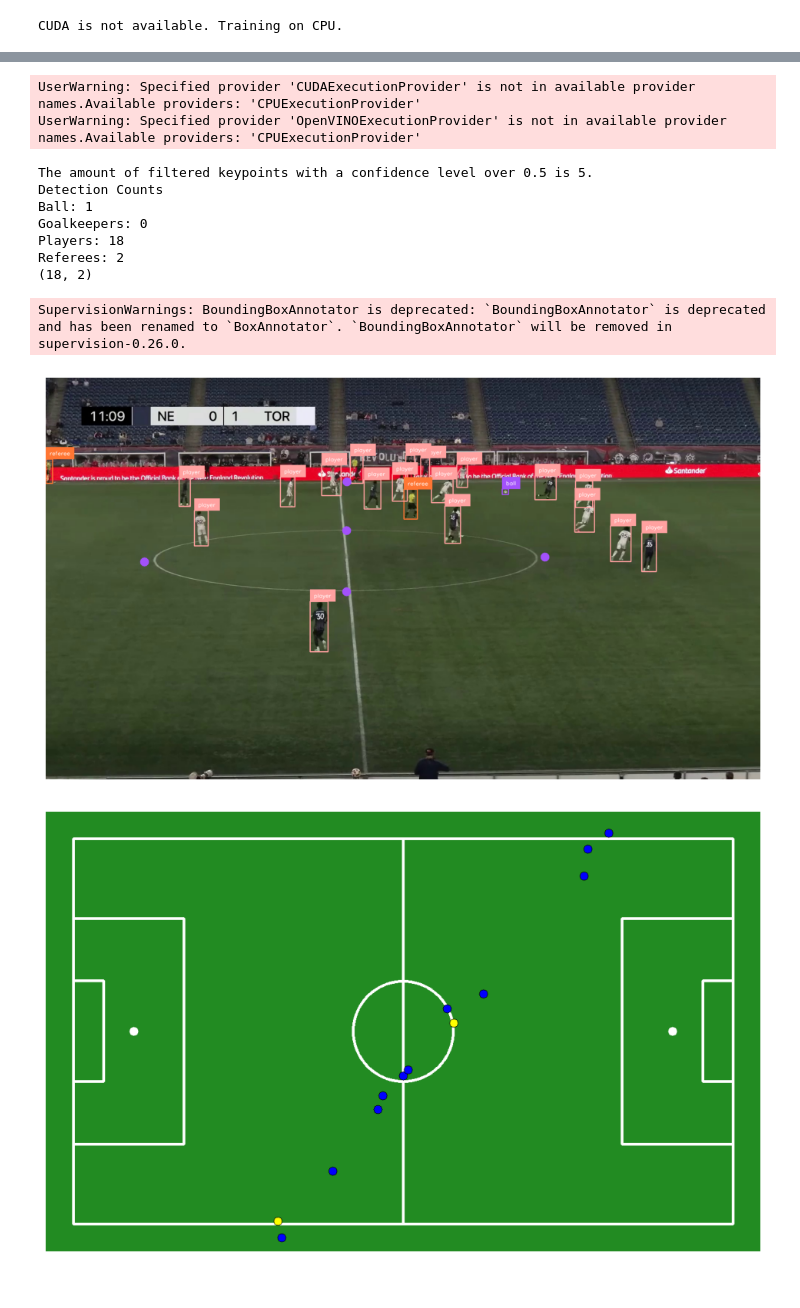
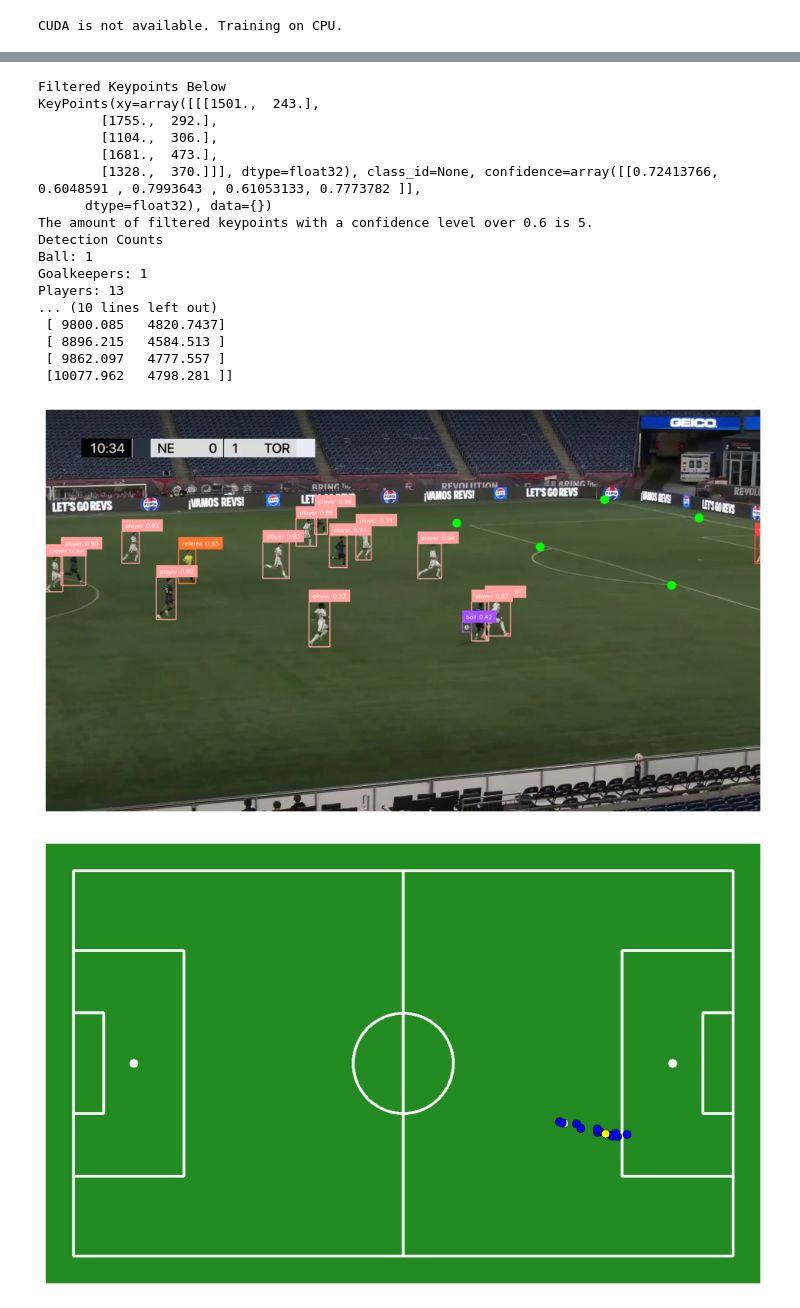
Before and after one commit to Isss11/soccer-computer-vision-analysis, a Jupyter notebook: detector.ipynb, the cells around one changed output, grey strips where cells are left out. Cells and saved outputs as stored; diff of their text form; code cells hidden in the pictures.

```diff
--- a/detector.ipynb
+++ b/detector.ipynb
@@ -216,22 +207,27 @@ from sports.annotators.soccer import draw_pitch, draw_points_on_pitch
 SOCCER_PITCH_CONFIG = SoccerPitchConfiguration()
 
 # Perspective transformation
-fileName = "images-pitch/frame87.jpg"
+fileName = "images-pitch/frame70.jpg"
 image = cv2.imread(fileName)
 keypoints = getPitchKeypoints(image)
+
 filter = getKeypointsFilter(keypoints)
 filteredKeypoints = getFilteredKeypoints(keypoints, filter)
 objectDetections = getObjectDetections(image, None)
 
 # Added this in as the pitch configuration only has 32 keypoints
+# TODO: Investigate if this inclusion may be causing issues
 keypointAdjustmentFilter = [filter[0][0:32]]
 targetKeypoints = np.array(SOCCER_PITCH_CONFIG.vertices)[keypointAdjustmentFilter[0]]
+
+print("Filtered Keypoints Below")
+print(filteredKeypoints)
 
 print(f"The amount of filtered keypoints with a confidence level over {KEYPOINT_CONFIDENCE_LEVEL} is {filteredKeypoints.xy.shape[1]}.")
 
 transformer = ViewTransformer(
-    source=filteredKeypoints.xy[0],
-    target=targetKeypoints
+    source=filteredKeypoints.xy[0].astype(np.float32),
+    target=targetKeypoints.astype(np.float32)
 )
 
 
@@ -258,18 +254,25 @@ goalkeeperCoords = transformer.transformPoints(points=goalkeeperDetections.get_a
 playerCoords = transformer.transformPoints(points=playerDetections.get_anchors_coordinates(anchor=sv.Position.BOTTOM_CENTER))
 refereeCoords = transformer.transformPoints(points=refereeDetections.get_anchors_coordinates(anchor=sv.Position.BOTTOM_CENTER))
 
-print(playerCoords.shape)
+print(playerCoords)
 
 # Output detections image, with keypoints and object detection
-boundingBoxAnnotator = sv.BoundingBoxAnnotator()
+boundingBoxAnnotator = sv.BoxAnnotator()
 labelAnnotator = sv.LabelAnnotator()
-keypointAnnotator = sv.VertexAnnotator(radius=12)
+keypointAnnotator = sv.VertexAnnotator(radius=12, color=sv.Color.GREEN)
+keypoint2Annotator = sv.VertexAnnotator(radius=12, color=sv.Color.RED)
 lineAnnotator = sv.EdgeAnnotator(color=sv.Color.RED, thickness=2, edges=SOCCER_PITCH_CONFIG.edges)
 
+objectLabels = [ f"{class_name} {confidence:.2f}" for class_name, confidence in zip(objectDetections['class_name'], objectDetections.confidence) ]
+
+
 # annotate the image with our inference results
+# Must use all 32 points for the edge annotator, according to the API
+# footageImage = lineAnnotator.annotate(scene=image, key_points=targetKeypointsToShow)
 footageImage = boundingBoxAnnotator.annotate(scene=image, detections=objectDetections)
-footageImage = labelAnnotator.annotate(scene=footageImage, detections=objectDetections)
+footageImage = labelAnnotator.annotate(scene=footageImage, detections=objectDetections, labels=objectLabels)
 
+# Plotting all available keypoints, but showing their confidence levels
 footageImage = keypointAnnotator.annotate(footageImage, filteredKeypoints)
 
 sv.plot_image(footageImage)
@@ -291,43 +294,49 @@ annotatedPitch = draw_points_on_pitch(
     xy=goalkeeperCoords,
     face_color=sv.Color.GREEN,
     edge_color=sv.Color.BLACK,
     radius=8,
     thickness=1,
     pitch=annotatedPitch
 )
 
 annotatedPitch = draw_points_on_pitch(
     config=SOCCER_PITCH_CONFIG,
     xy=playerCoords,
     face_color=sv.Color.BLUE,
     edge_color=sv.Color.BLACK,
     radius=8,
     thickness=1,
     pitch=annotatedPitch
 )
 
 annotatedPitch = draw_points_on_pitch(
     config=SOCCER_PITCH_CONFIG,
     xy=refereeCoords,
     face_color=sv.Color.YELLOW,
     edge_color=sv.Color.BLACK,
     radius=8,
     thickness=1,
     pitch=annotatedPitch
 )
 
-
 sv.plot_image(annotatedPitch)
 # %% [output]
-UserWarning: Specified provider 'CUDAExecutionProvider' is not in available provider names.Available providers: 'CPUExecutionProvider'
-UserWarning: Specified provider 'OpenVINOExecutionProvider' is not in available provider names.Available providers: 'CPUExecutionProvider'
+Filtered Keypoints Below
+KeyPoints(xy=array([[[1501.,  243.],
+        [1755.,  292.],
+        [1104.,  306.],
+        [1681.,  473.],
+        [1328.,  370.]]], dtype=float32), class_id=None, confidence=array([[0.72413766, 0.6048591 , 0.7993643 , 0.61053133, 0.7773782 ]],
+      dtype=float32), data={})
+The amount of filtered keypoints with a confidence level over 0.6 is 5.
+Detection Counts
+Ball: 1
+Goalkeepers: 1
+Players: 13
+... (10 lines left out)
+ [ 9800.085   4820.7437]
+ [ 8896.215   4584.513 ]
+ [ 9862.097   4777.557 ]
+ [10077.962   4798.281 ]]
-The amount of filtered keypoints with a confidence level over 0.5 is 5.
-Detection Counts
-Ball: 1
-Goalkeepers: 0
-Players: 18
-Referees: 2
-(18, 2)
-SupervisionWarnings: BoundingBoxAnnotator is deprecated: `BoundingBoxAnnotator` is deprecated and has been renamed to `BoxAnnotator`. `BoundingBoxAnnotator` will be removed in supervision-0.26.0.
-[figure, old version]
+[figure, new version]
-[figure, old version]
+[figure, new version]
```
Also changed, not shown: parts of 4 cells of this notebook.
